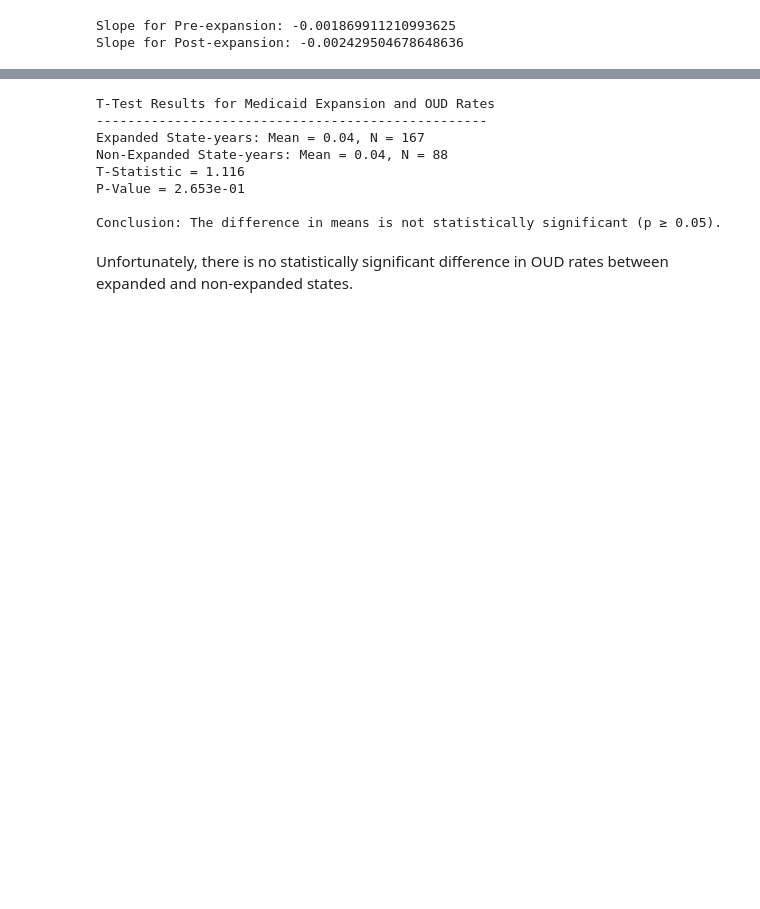
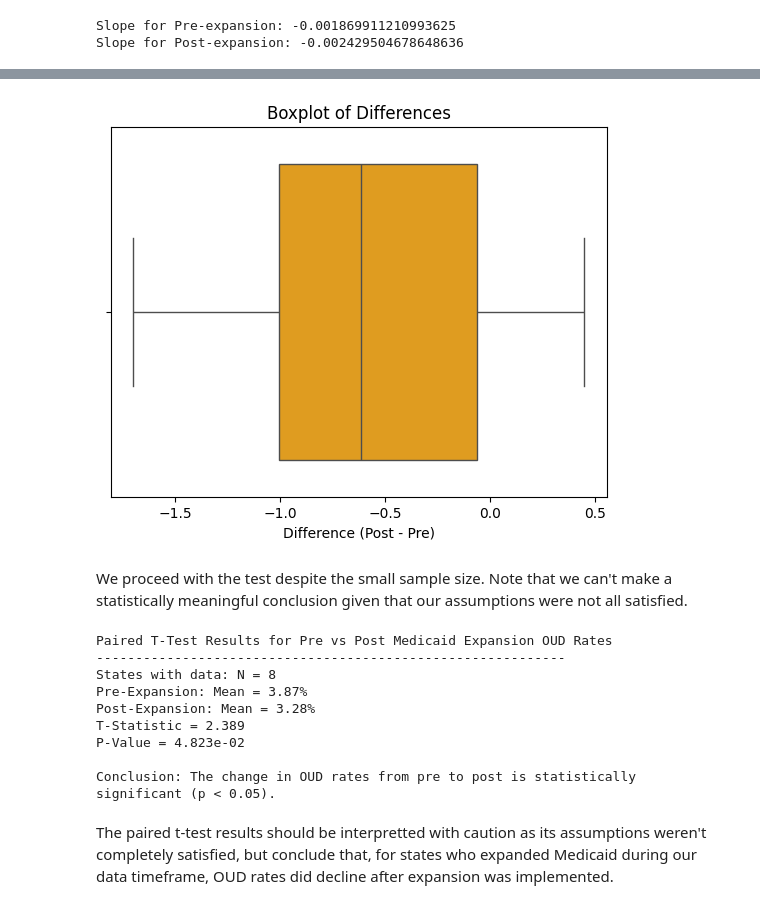
Before and after one commit to riverar9/data-602-final-project, a Jupyter notebook: Final_project_analysis.ipynb, the cells around one changed output, grey strips where cells are left out. Cells and saved outputs as stored; diff of their text form; code cells hidden in the pictures; blank space fills up the shorter version.

Commit message:
Completed code, including paired t-test

```diff
--- a/Final_project_analysis.ipynb
+++ b/Final_project_analysis.ipynb
@@ -407,43 +413,63 @@ Next, we perform a t-test comparing the mean OUD rates between states that expan
+# %%
+import matplotlib.pyplot as plt
+import seaborn as sns
+from scipy.stats import shapiro
+
+# Pivot the data to have one row per state with 'pre' and 'post' rates in separate columns
+paired_df = scatter_df.pivot_table(index='Abbrev', columns='post', values='Row %')
+paired_df.columns = ['Pre', 'Post']  # Rename columns for clarity
+paired_df = paired_df.dropna()  # Drop states without both pre- and post-expansion data
+
+# Calculate differences for paired t-test
+paired_df['Difference'] = paired_df['Post'] - paired_df['Pre']
+
+# Create boxplot to check for outliers
+sns.boxplot(x=paired_df['Difference'], color='orange')
+plt.title('Boxplot of Differences')
+plt.xlabel('Difference (Post - Pre)')
+
+plt.show()
+# %% [output]
+[figure, added]
+# %% [markdown]
+We proceed with the test despite the small sample size. Note that we can't make a statistically meaningful conclusion given that our assumptions were not all satisfied.
 # %%
-from scipy.stats import ttest_ind
+from scipy.stats import ttest_rel
 
-# Split the data into two groups
-expanded = scatter_df[scatter_df['post'] == 1]['Row %']
-not_expanded = scatter_df[scatter_df['post'] == 0]['Row %']
-
-# Perform an independent t-test
-t_stat, p_value = ttest_ind(expanded, not_expanded)
+# Perform a paired t-test
+t_stat_paired, p_value_paired = ttest_rel(paired_df['Pre'], paired_df['Post'])
 
 # Prepare results for presentation
-mean_expanded = expanded.mean()
-mean_not_expanded = not_expanded.mean()
-n_expanded = len(expanded)
-n_not_expanded = len(not_expanded)
+mean_pre = paired_df['Pre'].mean()
+mean_post = paired_df['Post'].mean()
+n_states = len(paired_df)
 
 # Formatted output
-print("T-Test Results for Medicaid Expansion and OUD Rates")
-print("-" * 50)
-print(f"Expanded State-years: Mean = {mean_expanded:.2f}, N = {n_expanded}")
-print(f"Non-Expanded State-years: Mean = {mean_not_expanded:.2f}, N = {n_not_expanded}")
-print(f"T-Statistic = {t_stat:.3f}")
-print(f"P-Value = {p_value:.3e}")
+print("Paired T-Test Results for Pre vs Post Medicaid Expansion OUD Rates")
+print("-" * 60)
+print(f"States with data: N = {n_states}")
+print(f"Pre-Expansion: Mean = {mean_pre:.2f}%")
+print(f"Post-Expansion: Mean = {mean_post:.2f}%")
+print(f"T-Statistic = {t_stat_paired:.3f}")
+print(f"P-Value = {p_value_paired:.3e}")
 
-# Add interpretation
-if p_value < 0.05:
-    print("\nConclusion: The difference in means is statistically significant (p < 0.05).")
+# Print interpretation of result based on p-value and alpha = .05:
+if p_value_paired < 0.05:
+    print("\nConclusion: The change in OUD rates from pre to post is statistically significant (p < 0.05).")
 else:
-    print("\nConclusion: The difference in means is not statistically significant (p ≥ 0.05).")
+    print("\nConclusion: The change in OUD rates from pre to post is not statistically significant (p ≥ 0.05).")
 # %% [output]
-T-Test Results for Medicaid Expansion and OUD Rates
---------------------------------------------------
-Expanded State-years: Mean = 0.04, N = 167
-Non-Expanded State-years: Mean = 0.04, N = 88
-T-Statistic = 1.116
-P-Value = 2.653e-01
+Paired T-Test Results for Pre vs Post Medicaid Expansion OUD Rates
+------------------------------------------------------------
+States with data: N = 8
+Pre-Expansion: Mean = 3.87%
+Post-Expansion: Mean = 3.28%
+T-Statistic = 2.389
+P-Value = 4.823e-02
 
-Conclusion: The difference in means is not statistically significant (p ≥ 0.05).
+Conclusion: The change in OUD rates from pre to post is statistically significant (p < 0.05).
-# %% [markdown]
-Unfortunately, there is no statistically significant difference in OUD rates between expanded and non-expanded states.
+# %% [markdown]
+The paired t-test results should be interpretted with caution as its assumptions weren't completely satisfied, but conclude that, for states who expanded Medicaid during our data timeframe, OUD rates did decline after expansion was implemented.
 # %% [markdown]
 ## Conclusion
 
```
Also changed, not shown: parts of 4 cells of this notebook.
